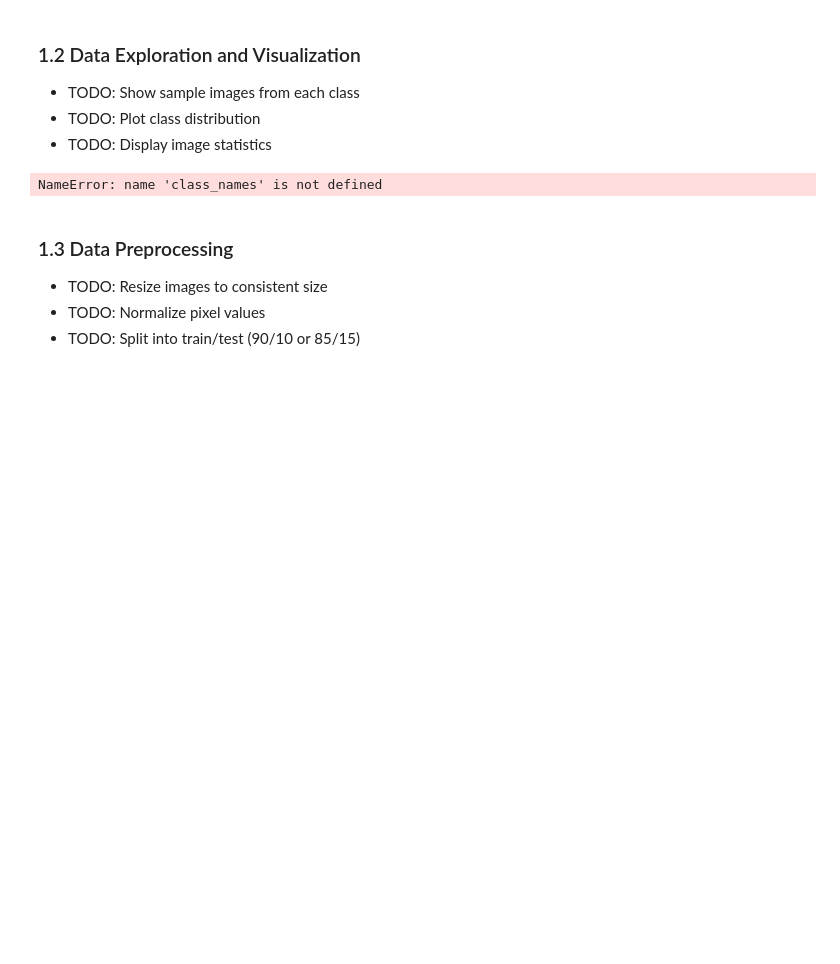
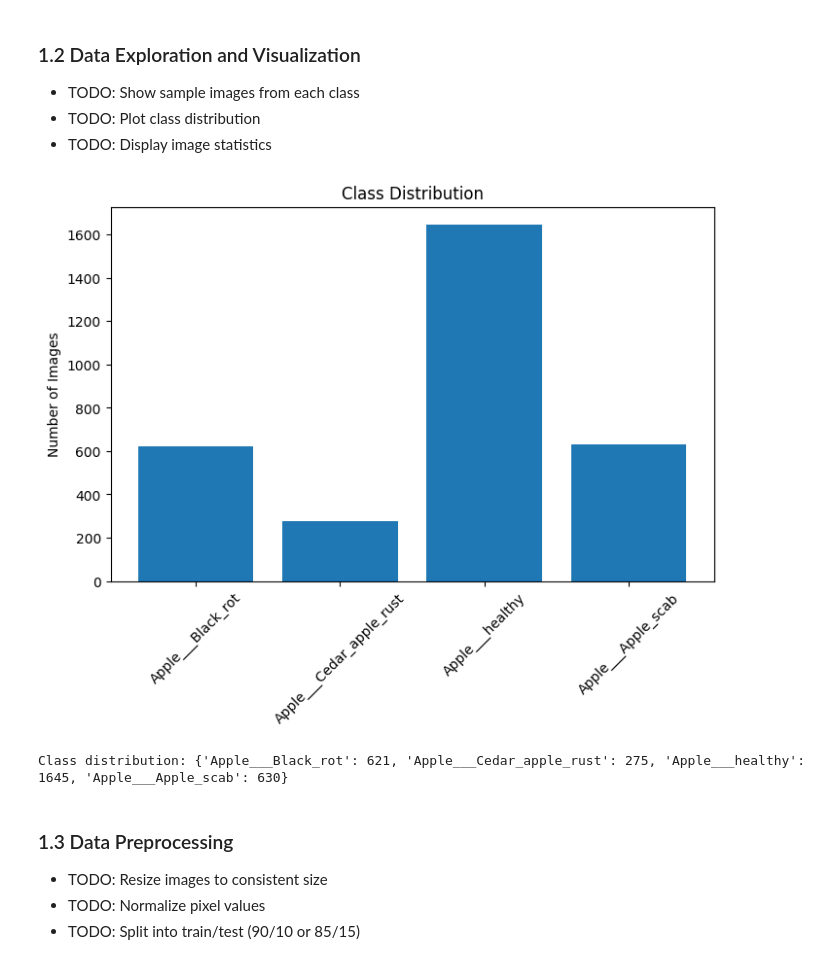
Before and after one commit to PanchangulaKrishnacharan/Masters, a Jupyter notebook: mid 2/DNN/CNN/2025AB05146_cnn_assignment.ipynb, the cells around one changed output. Drawn from its saved outputs; the diff is of its cells as text; code cells hidden in the pictures; blank space fills up the shorter version.

```diff
--- a/mid 2/DNN/CNN/2025AB05146_cnn_assignment.ipynb
+++ b/mid 2/DNN/CNN/2025AB05146_cnn_assignment.ipynb
@@ -123,4 +128,4 @@ TODO: Load your chosen dataset
 # %%
-DATASET_PATH = r"C:\Users\12dem\OneDrive\Desktop\Mtech_assignments\mid 2\DNN\CNN\plantvillage dataset"
+DATASET_PATH = r"/content/drive/MyDrive/plantvillage dataset"
 print(os.listdir(DATASET_PATH))
 # %% [output]
@@ -169,22 +174,24 @@ The dataset is relatively balanced across four classes; accuracy is therefore an
 - TODO: Display image statistics
 # %%
 # Count images per class
+class_names = os.listdir(DATASET_PATH)
 class_counts = {}
 
 for class_name in class_names:
     class_dir = os.path.join(DATASET_PATH, class_name)
     class_counts[class_name] = len(os.listdir(class_dir))
 
 plt.figure(figsize=(8, 5))
 plt.bar(class_counts.keys(), class_counts.values())
 plt.xticks(rotation=45)
 plt.ylabel("Number of Images")
 plt.title("Class Distribution")
 plt.show()
 
 print("Class distribution:", class_counts)
 # %% [output]
+[figure, added]
-NameError: name 'class_names' is not defined
+Class distribution: {'Apple___Black_rot': 621, 'Apple___Cedar_apple_rust': 275, 'Apple___healthy': 1645, 'Apple___Apple_scab': 630}
 # %% [markdown]
 ### 1.3 Data Preprocessing
 - TODO: Resize images to consistent size
```
Also changed, not shown: parts of 41 cells of this notebook.
